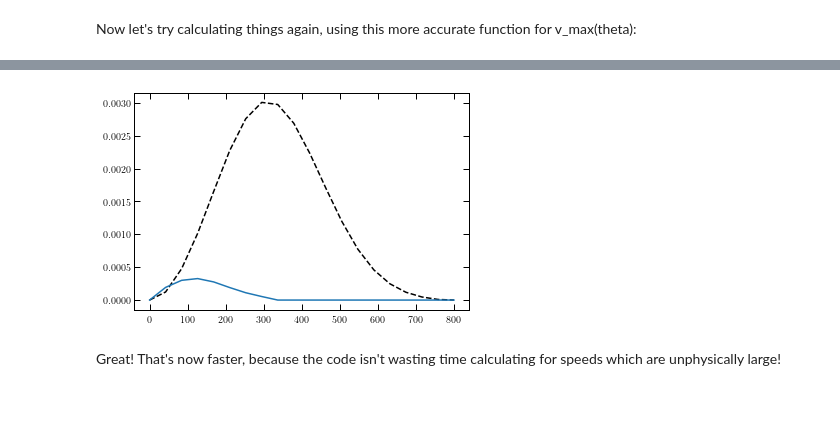
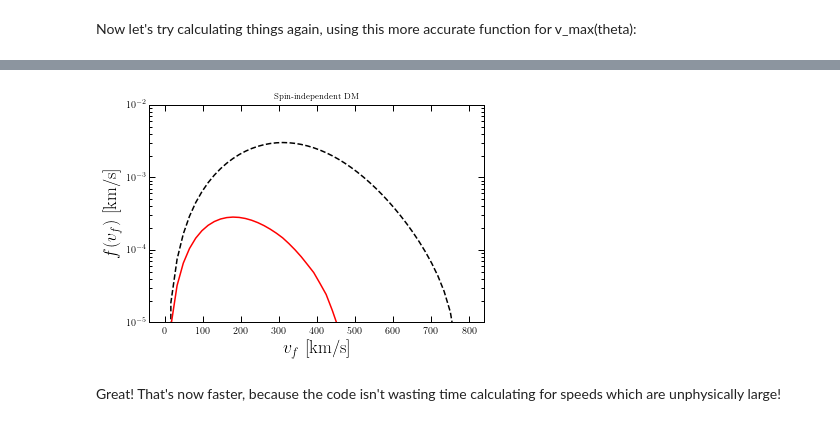
Before and after one commit to bradkav/verne, a Jupyter notebook: src/Example.ipynb, the cells around one changed output, grey strips where cells are left out. Drawn from its saved outputs; the diff is of its cells as text; code cells hidden in the pictures.

```diff
--- a/src/Example.ipynb
+++ b/src/Example.ipynb
@@ -113,6 +132,6 @@ It's possible that there's a more refined way of doing all this, but for the mom
 # %% [markdown]
 Now let's try calculating things again, using this more accurate function for v_max(theta):
 # %%
-v_list = np.linspace(0, 800, 20)
-%time f_final_list = [verne.CalcF(v, gamma=0.0, depth=100, sigma_p=1e-30, m_x=1.0, target="SUF", vmax_interp=vmax_interp2, interaction="SI") for v in v_list]
+v_list = np.linspace(0, 800, 50)
+%time f_final_SI_list = [verne.CalcF(v, gamma=gamma, depth=0, sigma_p=1e-30, m_x=1.0, target="surface", vmax_interp=vmax_interp2, interaction="SI") for v in v_list]
 # %% [output]
@@ -121,11 +140,19 @@ Wall time: 6.19 s
 # %%
 plt.figure()
 
-plt.plot(v_list, MB.calcf_SHM(v_list), 'k--', label='SHM (unperturbed)')
-plt.plot(v_list, f_final_list)
+plt.semilogy(v_list, MB.calcf_SHM(v_list), 'k--', label='SHM (unperturbed)')
+#plt.plot(v_list, f_final_list, 'b-')
+plt.plot(v_list, f_final_SI_list, 'r-')
 
+plt.xlabel(r"$v_f$ [km/s]")
+plt.ylabel(r"$f(v_f)$ [km/s]")
+
+plt.title("Spin-independent DM")
+
+
+plt.ylim(1e-5, 1e-2)
 plt.show()
 # %% [output]
-[figure, old version]
+[figure, new version]
 # %% [markdown]
 Great! That's now faster, because the code isn't wasting time calculating for speeds which are unphysically large!
```
Also changed, not shown: parts of 21 cells of this notebook, 3 other files.
